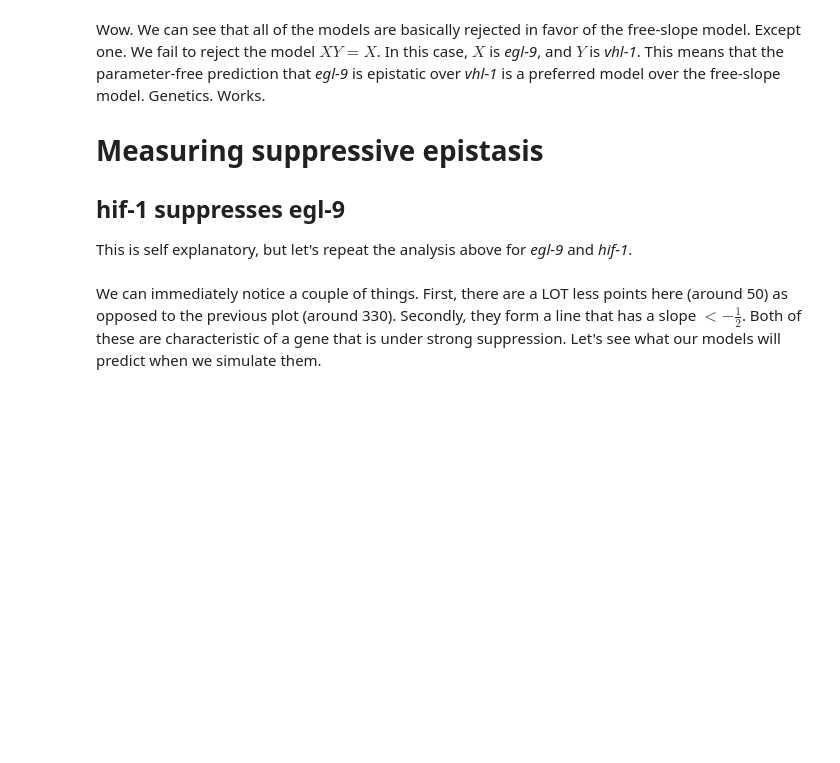
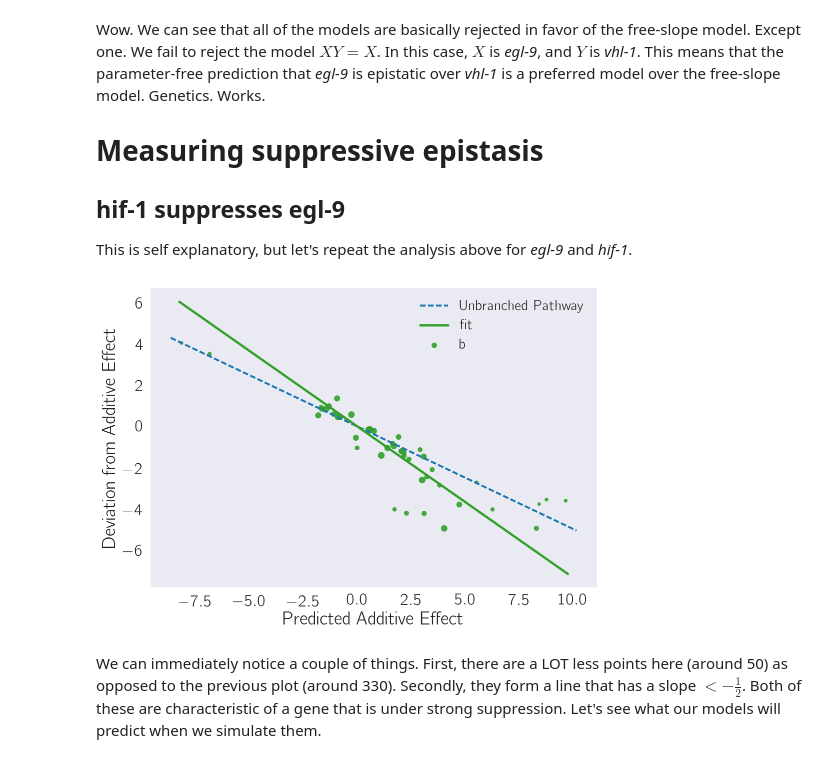
Before and after one commit to WormLabCaltech/mprsq, a Jupyter notebook: src/Quantifying Epistasis 6.ipynb, the cells around one changed output. Cells and saved outputs as stored; diff of their text form; code cells hidden in the pictures; blank space fills up the shorter version.

```diff
--- a/src/Quantifying Epistasis 6.ipynb
+++ b/src/Quantifying Epistasis 6.ipynb
@@ -412,10 +442,12 @@ This is self explanatory, but let's repeat the analysis above for *egl-9* and *h
 # %%
 letter1 = 'b'
 letter2 = 'c'
 double = genvar.double_mapping[letter1 + letter2]
-x, y, xy, ax = epi.epistasis_plot([letter1, letter2], double, tidy_data)
+x, y, xy, ax = epi.make_epiplot([letter1, letter2], double, tidy_data)
 plt.savefig('../output/epistasis{0}{1}.svg'.format(genvar.mapping[letter1], genvar.mapping[letter2]),
             bbox_inches='tight')
+# %% [output]
+[figure, added]
 # %% [markdown]
 We can immediately notice a couple of things. First, there are a LOT less points here (around 50) as opposed to the previous plot (around 330). Secondly, they form a line that has a slope $<-\frac{1}{2}$. Both of these are characteristic of a gene that is under strong suppression. Let's see what our models will predict when we simulate them.
 # %%
```
Also changed, not shown: parts of 35 cells of this notebook, 21 other files.
